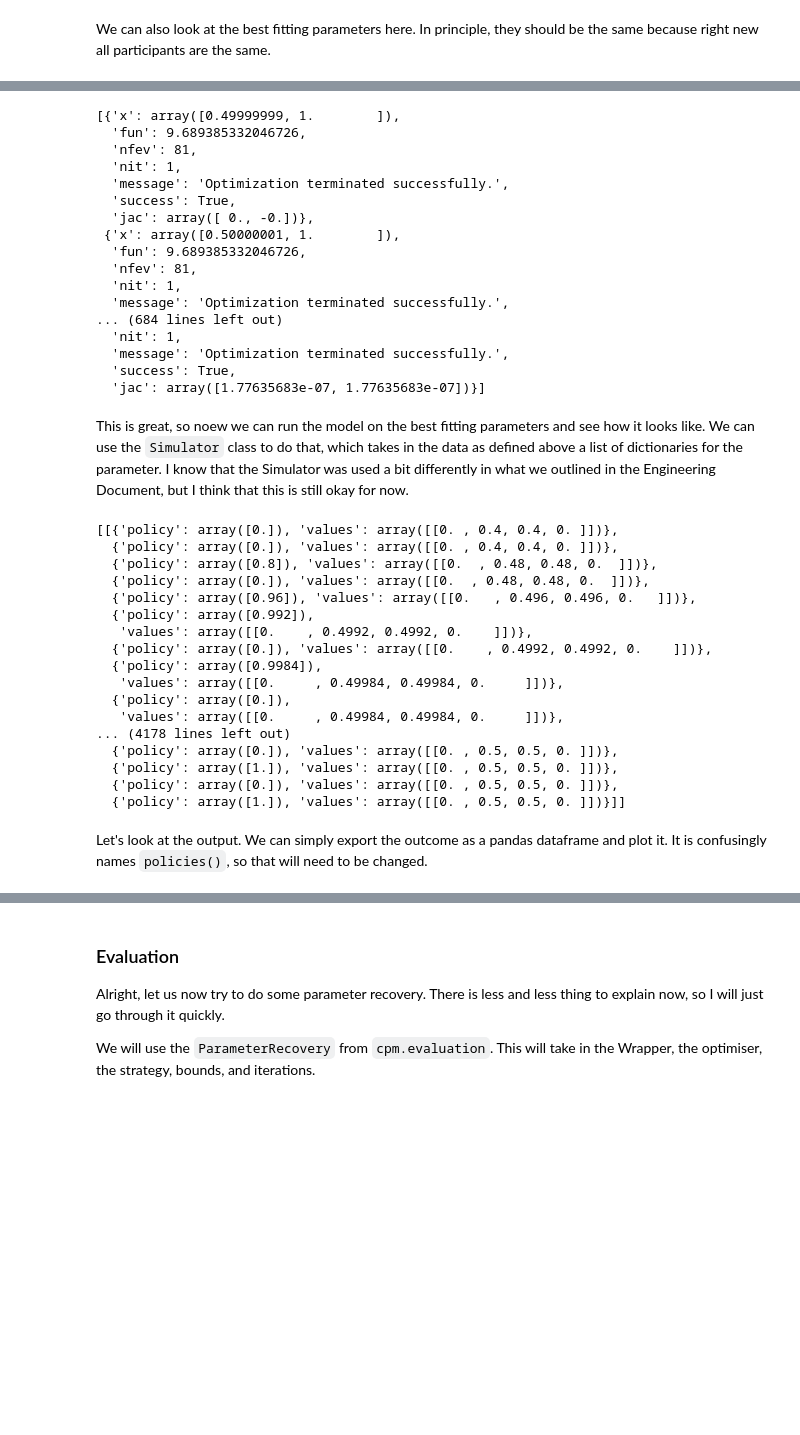
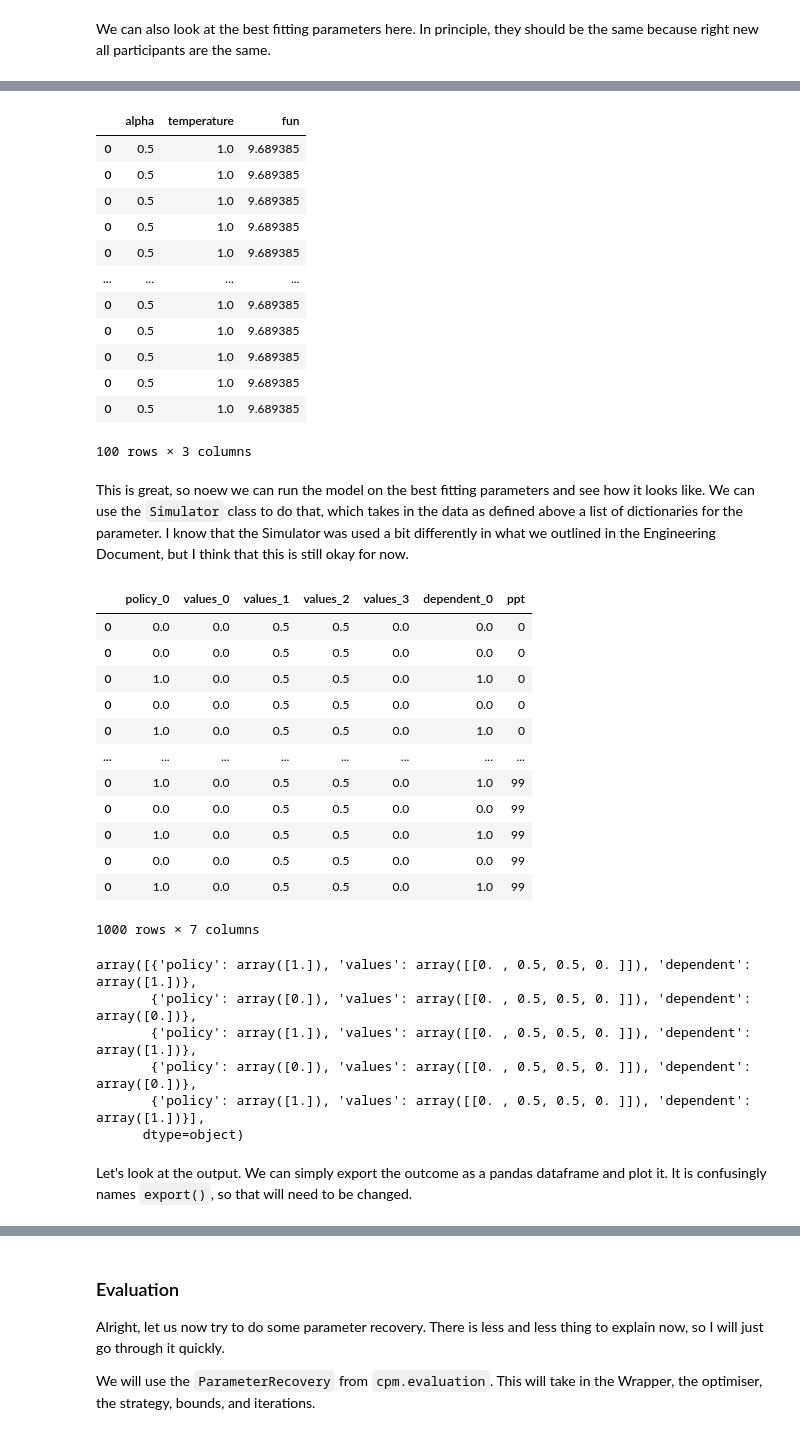
Before and after one commit to DevComPsy/cpm, a Jupyter notebook: tmp/cpm-walkthrough.ipynb, the cells around one changed output, grey strips where cells are left out. Drawn from its saved outputs; the diff is of its cells as text; code cells hidden in the pictures; blank space fills up the shorter version.

```diff
--- a/tmp/cpm-walkthrough.ipynb
+++ b/tmp/cpm-walkthrough.ipynb
@@ -290,24 +310,20 @@ pp(Fit.parameters)
 ]
 # %%
-Fit.details
+Fit.export()
 # %% [output]
+|  | alpha | temperature | fun |
+| 0 | 0.5 | 1.0 | 9.689385 |
+| 0 | 0.5 | 1.0 | 9.689385 |
+| 0 | 0.5 | 1.0 | 9.689385 |
+| 0 | 0.5 | 1.0 | 9.689385 |
+| 0 | 0.5 | 1.0 | 9.689385 |
+| ... | ... | ... | ... |
+| 0 | 0.5 | 1.0 | 9.689385 |
+| 0 | 0.5 | 1.0 | 9.689385 |
+| 0 | 0.5 | 1.0 | 9.689385 |
+| 0 | 0.5 | 1.0 | 9.689385 |
+| 0 | 0.5 | 1.0 | 9.689385 |
-[{'x': array([0.49999999, 1.        ]),
-  'fun': 9.689385332046726,
-  'nfev': 81,
-  'nit': 1,
-  'message': 'Optimization terminated successfully.',
-  'success': True,
-  'jac': array([ 0., -0.])},
- {'x': array([0.50000001, 1.        ]),
-  'fun': 9.689385332046726,
-  'nfev': 81,
-  'nit': 1,
-  'message': 'Optimization terminated successfully.',
-... (684 lines left out)
-  'nit': 1,
-  'message': 'Optimization terminated successfully.',
-  'success': True,
-  'jac': array([1.77635683e-07, 1.77635683e-07])}]
+100 rows × 3 columns
 # %% [markdown]
 This is great, so noew we can run the model on the best fitting parameters and see how it looks like.
 We can use the `Simulator` class to do that, which takes in the data as defined above a list of dictionaries for the parameter.
@@ -317,3 +333,19 @@ from cpm.generators import Simulator
 
 explore = Simulator(model = wrap, data = experiment, parameters = Fit.parameters)
 explore.run()
+# %%
+explore.export()
+# %% [output]
+|  | policy_0 | values_0 | values_1 | values_2 | values_3 | dependent_0 | ppt |
+| 0 | 0.0 | 0.0 | 0.5 | 0.5 | 0.0 | 0.0 | 0 |
+| 0 | 0.0 | 0.0 | 0.5 | 0.5 | 0.0 | 0.0 | 0 |
+| 0 | 1.0 | 0.0 | 0.5 | 0.5 | 0.0 | 1.0 | 0 |
+| 0 | 0.0 | 0.0 | 0.5 | 0.5 | 0.0 | 0.0 | 0 |
+| 0 | 1.0 | 0.0 | 0.5 | 0.5 | 0.0 | 1.0 | 0 |
+| ... | ... | ... | ... | ... | ... | ... | ... |
+| 0 | 1.0 | 0.0 | 0.5 | 0.5 | 0.0 | 1.0 | 99 |
+| 0 | 0.0 | 0.0 | 0.5 | 0.5 | 0.0 | 0.0 | 99 |
+| 0 | 1.0 | 0.0 | 0.5 | 0.5 | 0.0 | 1.0 | 99 |
+| 0 | 0.0 | 0.0 | 0.5 | 0.5 | 0.0 | 0.0 | 99 |
+| 0 | 1.0 | 0.0 | 0.5 | 0.5 | 0.0 | 1.0 | 99 |
+1000 rows × 7 columns
@@ -320,24 +354,13 @@ explore.run()
 # %%
-explore.simulation
+explore.simulation[0][5:15]
 # %% [output]
-[[{'policy': array([0.]), 'values': array([[0. , 0.4, 0.4, 0. ]])},
-  {'policy': array([0.]), 'values': array([[0. , 0.4, 0.4, 0. ]])},
-  {'policy': array([0.8]), 'values': array([[0.  , 0.48, 0.48, 0.  ]])},
-  {'policy': array([0.]), 'values': array([[0.  , 0.48, 0.48, 0.  ]])},
-  {'policy': array([0.96]), 'values': array([[0.   , 0.496, 0.496, 0.   ]])},
-  {'policy': array([0.992]),
-   'values': array([[0.    , 0.4992, 0.4992, 0.    ]])},
-  {'policy': array([0.]), 'values': array([[0.    , 0.4992, 0.4992, 0.    ]])},
-  {'policy': array([0.9984]),
-   'values': array([[0.     , 0.49984, 0.49984, 0.     ]])},
-  {'policy': array([0.]),
-   'values': array([[0.     , 0.49984, 0.49984, 0.     ]])},
-... (4178 lines left out)
-  {'policy': array([0.]), 'values': array([[0. , 0.5, 0.5, 0. ]])},
-  {'policy': array([1.]), 'values': array([[0. , 0.5, 0.5, 0. ]])},
-  {'policy': array([0.]), 'values': array([[0. , 0.5, 0.5, 0. ]])},
-  {'policy': array([1.]), 'values': array([[0. , 0.5, 0.5, 0. ]])}]]
+array([{'policy': array([1.]), 'values': array([[0. , 0.5, 0.5, 0. ]]), 'dependent': array([1.])},
+       {'policy': array([0.]), 'values': array([[0. , 0.5, 0.5, 0. ]]), 'dependent': array([0.])},
+       {'policy': array([1.]), 'values': array([[0. , 0.5, 0.5, 0. ]]), 'dependent': array([1.])},
+       {'policy': array([0.]), 'values': array([[0. , 0.5, 0.5, 0. ]]), 'dependent': array([0.])},
+       {'policy': array([1.]), 'values': array([[0. , 0.5, 0.5, 0. ]]), 'dependent': array([1.])}],
+      dtype=object)
 # %% [markdown]
 Let's look at the output.
 We can simply export the outcome as a pandas dataframe and plot it.
-It is confusingly names `policies()`, so that will need to be changed.
+It is confusingly names `export()`, so that will need to be changed.
```
Also changed, not shown: parts of 17 cells of this notebook, 1 other file.
